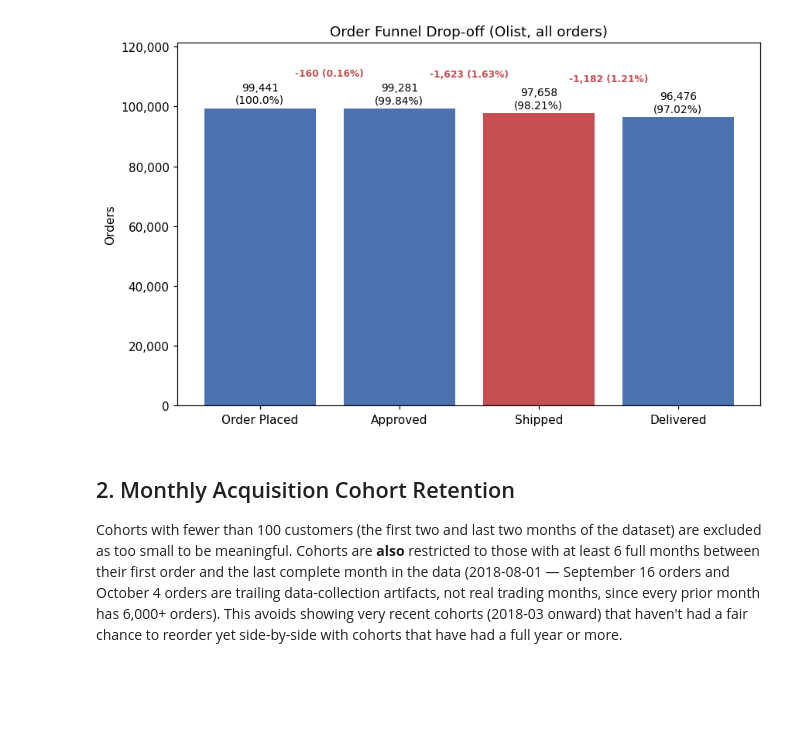
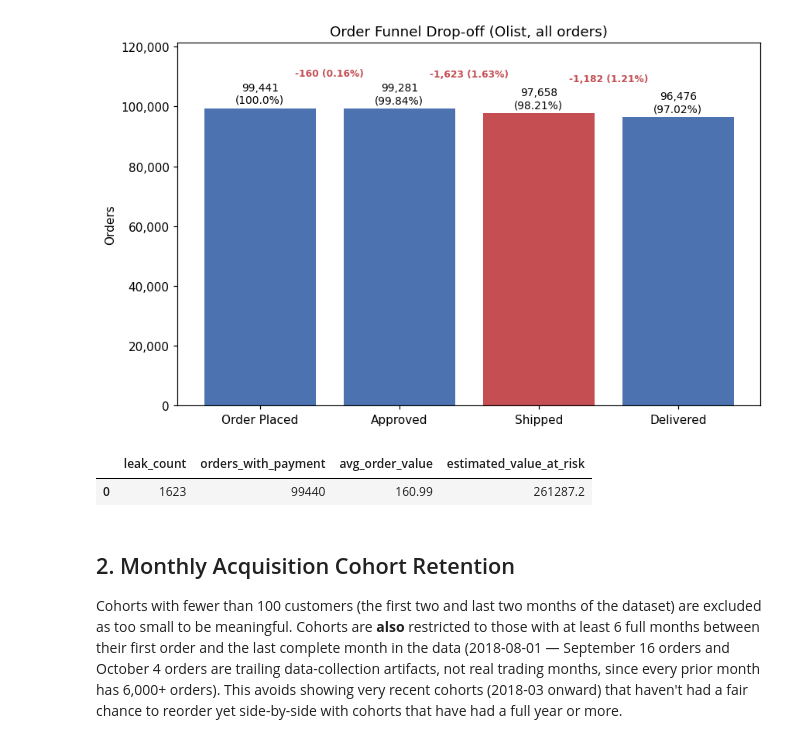
Before and after one commit to alansri08/ecommerce-funnel-cohort-analysis, a Jupyter notebook: notebooks/analysis.ipynb, the cells around one changed output. Drawn from its saved outputs; the diff is of its cells as text; code cells hidden in the pictures; blank space fills up the shorter version.

```diff
--- a/notebooks/analysis.ipynb
+++ b/notebooks/analysis.ipynb
@@ -62,6 +62,12 @@ plt.savefig('images/funnel_dropoff.png', dpi=150)
 plt.show()
 # %% [output]
 [figure]
+# %%
+value_at_risk_df = run_sql('sql/07_funnel_leak_value_at_risk.sql')
+value_at_risk_df
+# %% [output]
+|  | leak_count | orders_with_payment | avg_order_value | estimated_value_at_risk |
+| 0 | 1623 | 99440 | 160.99 | 261287.2 |
 # %% [markdown]
 ## 2. Monthly Acquisition Cohort Retention
 
```
Also changed, not shown: 3 other files.
